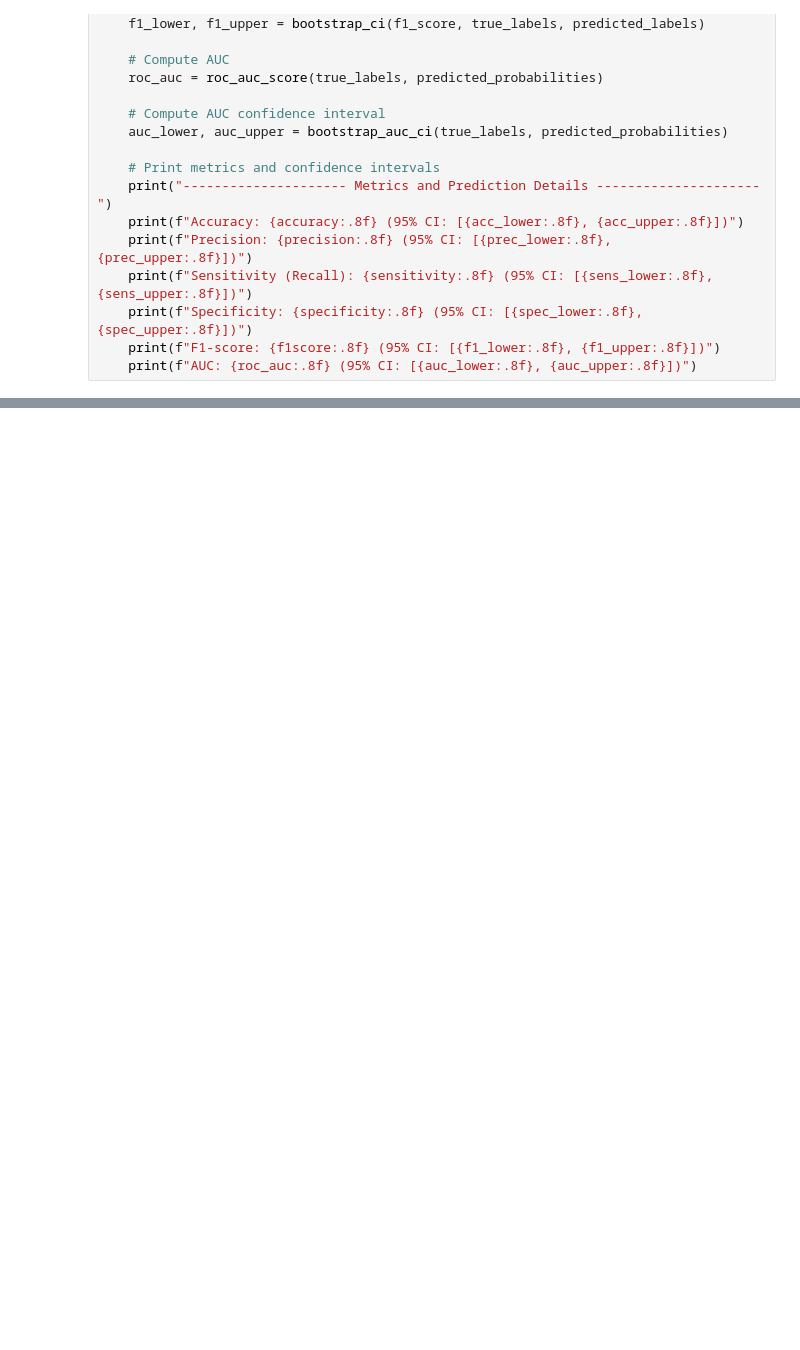
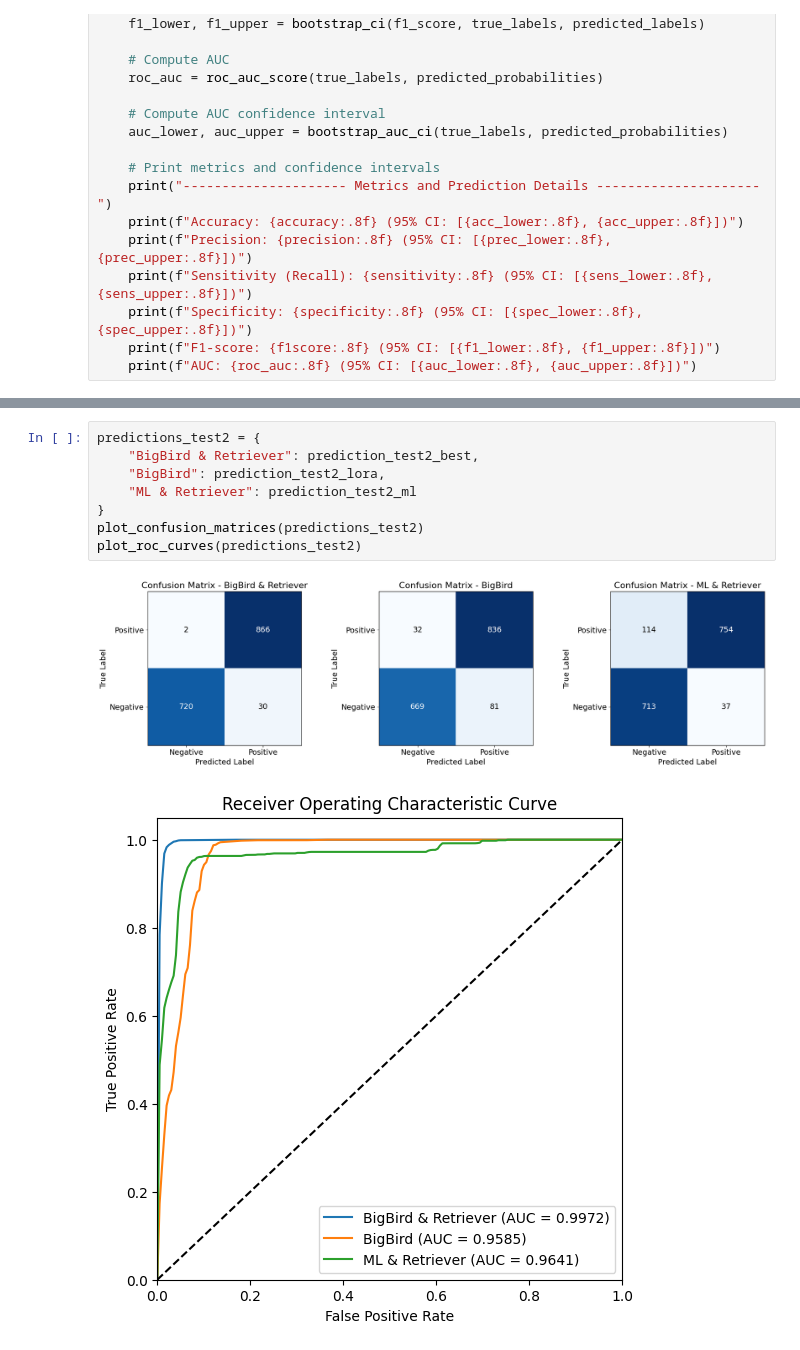
Before and after one commit to Wbqqqqqqqq/RealNewsGuard, a Jupyter notebook: evaluate/evaluate.ipynb, the cells around one changed output, grey strips where cells are left out. Saved outputs shown, nothing was run; the diff lists cells and outputs as text; blank space fills up the shorter version.

```diff
--- a/evaluate/evaluate.ipynb
+++ b/evaluate/evaluate.ipynb
@@ -201,0 +231,11 @@ plot_roc_curves(predictions_test1)
+# %%
+predictions_test2 = {
+    "BigBird & Retriever": prediction_test2_best,
+    "BigBird": prediction_test2_lora,
+    "ML & Retriever": prediction_test2_ml
+}
+plot_confusion_matrices(predictions_test2)
+plot_roc_curves(predictions_test2)
+# %% [output]
+[figure, added]
+[figure, added]
```
Also changed, not shown: parts of 7 cells of this notebook, 25 other files.
